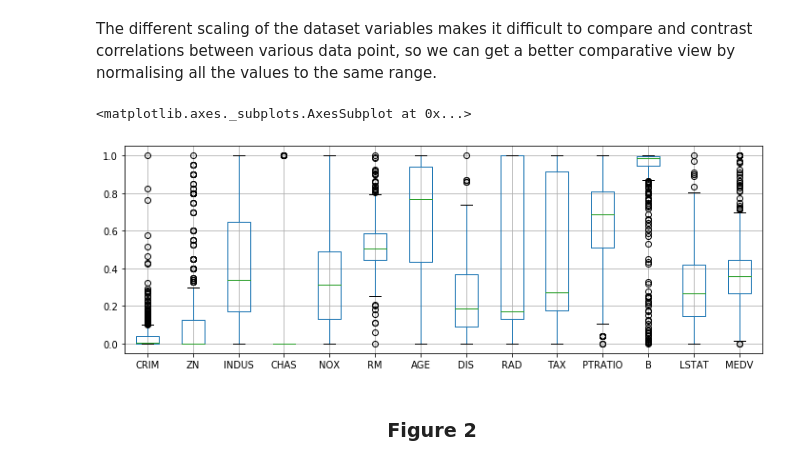
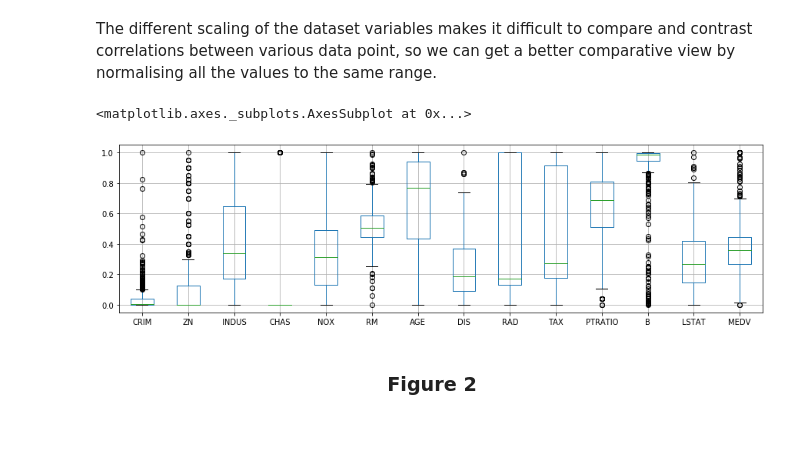
Before and after one commit to G00364778/52954_Assesment_Machine_Learning_and_Statistics, a Jupyter notebook: Boston_House_Price_Analyses.ipynb, the cells around one changed output. Drawn from its saved outputs; the diff is of its cells as text; code cells hidden in the pictures; blank space fills up the shorter version.

```diff
--- a/Boston_House_Price_Analyses.ipynb
+++ b/Boston_House_Price_Analyses.ipynb
@@ -106,23 +78,23 @@ The different scaling of the dataset variables makes it difficult to compare and
 # %%
 # import the pre processing library to normalise all the data values across the data set
 from sklearn import preprocessing as pp
 # set the minimum and maximum values to defaults of 0,1
 minmax=pp.MinMaxScaler()
 # dump the dataframe values to x
 x=df.values
 # transform the dumped values and return to variable scaled
 scaled=minmax.fit_transform(x)
 # convert back to  dataframe
 df2=pd.DataFrame(scaled)
 # export the heading to a list
 headings=list(df.columns.values)
 # and add the heading back to the new normalised dataframe
 df2.columns=headings
 # and finally create another boxplot
-df2.boxplot(figsize=(12,4))
+df2.boxplot(figsize=(15,4))
 # %% [output]
 <matplotlib.axes._subplots.AxesSubplot at 0x...>
-[figure, old version]
+[figure, new version]
 # %% [markdown]
 ### <center>Figure 2</center>
 # %% [markdown]
```
Also changed, not shown: parts of 49 cells of this notebook.
